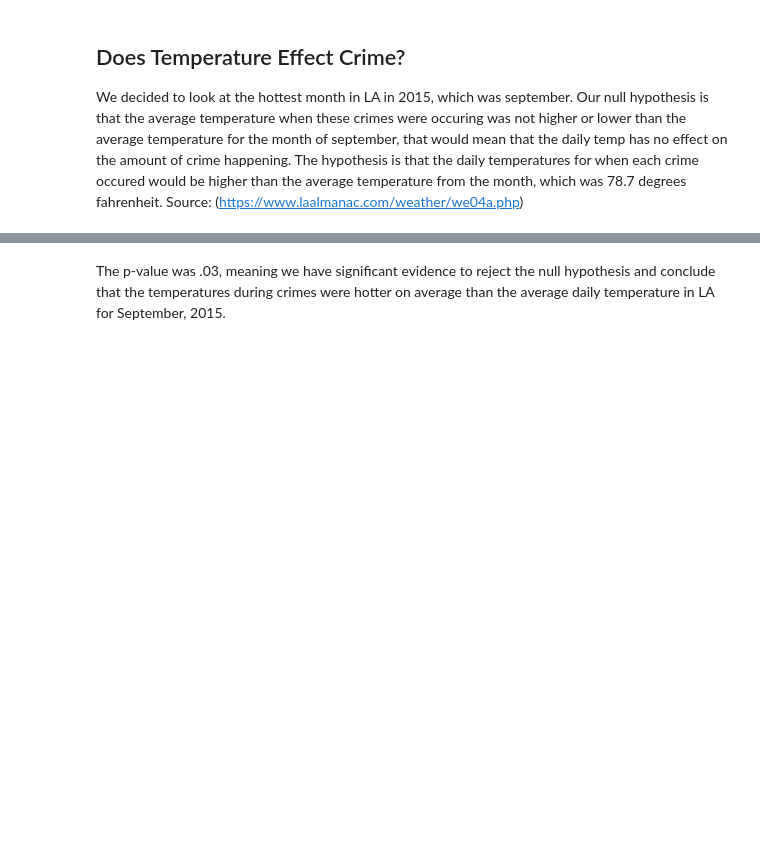
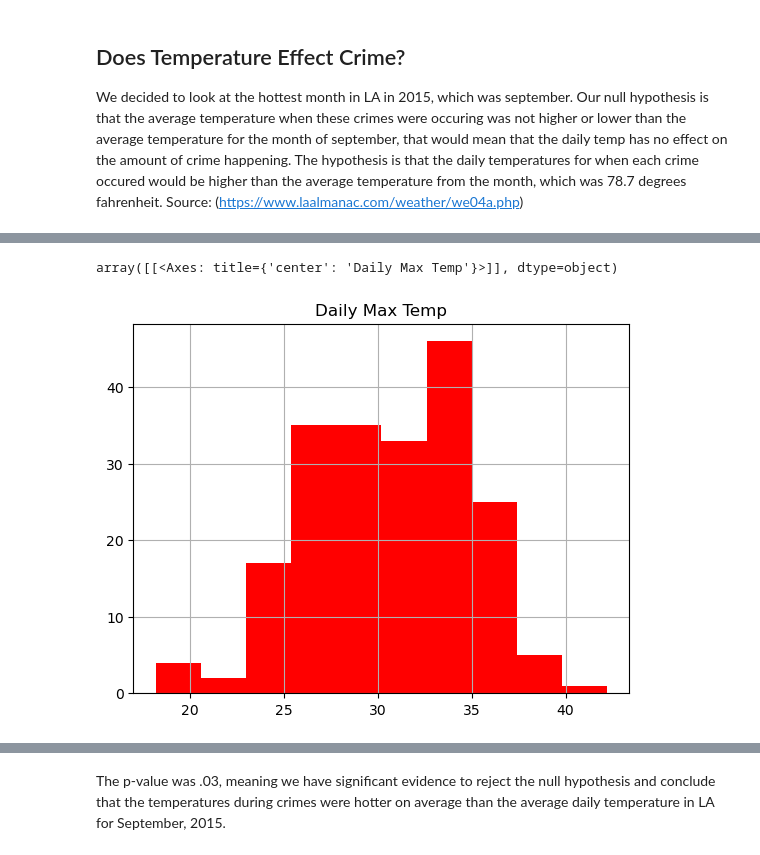
Before and after one commit to csakauye/project-1, a Jupyter notebook: Crime_Weather_Analysis.ipynb, the cells around one changed output, grey strips where cells are left out. Drawn from its saved outputs; the diff is of its cells as text; code cells hidden in the pictures; blank space fills up the shorter version.

Commit message:
Final Update on Weather Analysis
Added histogram

```diff
--- a/Crime_Weather_Analysis.ipynb
+++ b/Crime_Weather_Analysis.ipynb
@@ -110,0 +111,5 @@ stats.ttest_1samp(sept_temps, 29.94)
+# %%
+sept_crimes.hist(column = "Daily Max Temp",color = "red")
+# %% [output]
+array([[<Axes: title={'center': 'Daily Max Temp'}>]], dtype=object)
+[figure, added]
```
Also changed, not shown: parts of 2 cells of this notebook.
